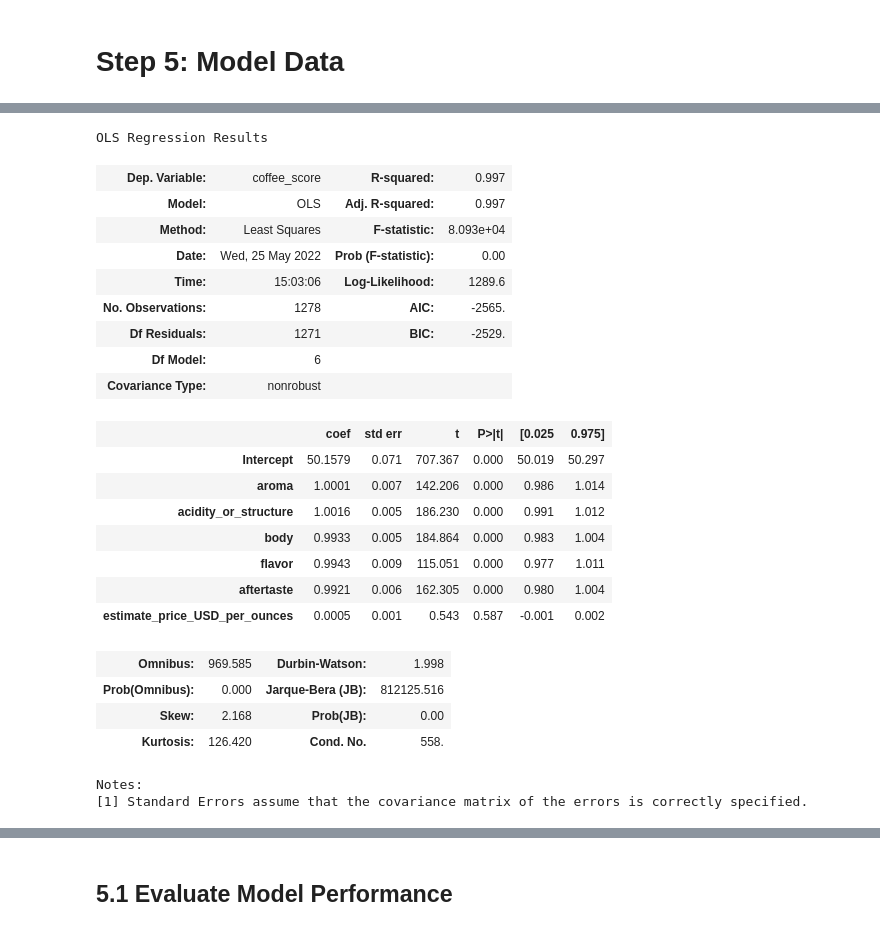
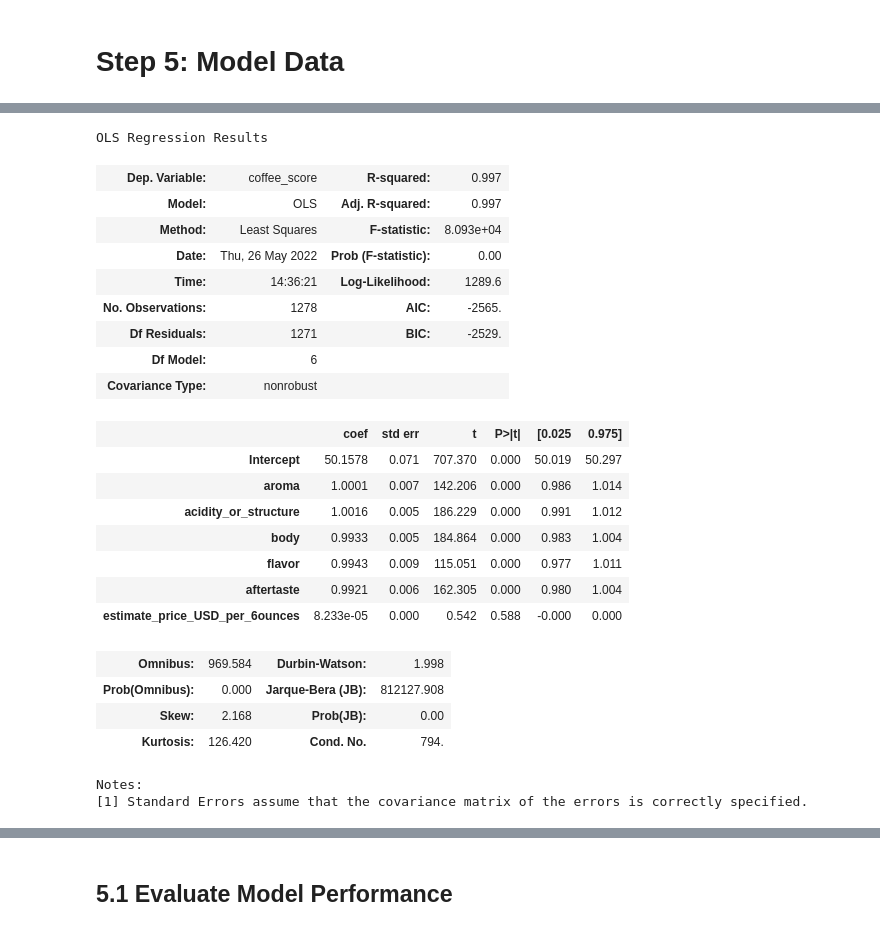
Before and after one commit to nkbuddy/capstone-coffee-recommendation-system, a Jupyter notebook: coffee_recommendation.ipynb, the cells around one changed output, grey strips where cells are left out. Drawn from its saved outputs; the diff is of its cells as text; code cells hidden in the pictures.

```diff
--- a/coffee_recommendation.ipynb
+++ b/coffee_recommendation.ipynb
@@ -418,7 +417,7 @@ cleaned_df.describe(include='all')
 | 75% | 94.000000 | NaN | NaN | NaN | NaN | 9.000000 | ... |
 | max | 98.000000 | NaN | NaN | NaN | NaN | 10.000000 | ... |
 # %%
-cleaned_df['best_value'] = round(cleaned_df['coffee_score'] / cleaned_df['estimate_price_USD_per_ounces'], 2)
+cleaned_df['best_value'] = round(cleaned_df['coffee_score'] / cleaned_df['estimate_price_USD_per_6ounces'], 2)
 # %% [output]
 A value is trying to be set on a copy of a slice from a DataFrame.
 Try using .loc[row_indexer,col_indexer] = value instead
@@ -615,7 +614,9 @@ from nltk.tokenize import RegexpTokenizer
 from nltk.corpus import stopwords
 from nltk.stem import PorterStemmer
 import nltk
+from nltk.stem.wordnet import WordNetLemmatizer
 nltk.download('stopwords')
+nltk.download('wordnet')
 
 # Create an intance of the RegexpTokenizer with the variable name `tokenizer`
 # The regex pattern should select all words with three or more characters
@@ -626,6 +627,6 @@ tokenizer = RegexpTokenizer(pattern)
 stopwords_list = stopwords.words('english')
 
 # Create an instance of nltk's PorterStemmer with the variable name `stemmer`
-stemmer = PorterStemmer()
+stemmer = WordNetLemmatizer()
 # %% [output]
 [nltk_data] Downloading package stopwords to
@@ -636,6 +640,7 @@ stopwords_list.append('blind')
 stopwords_list.append('assessment')
 stopwords_list.append('bottom')
 stopwords_list.append('line')
+stopwords_list.append('cup')
 # %%
 def preprocess_text(text, tokenizer, stopwords_list, stemmer):
     # Standardize case (lowercase the text)
@@ -652,7 +657,7 @@ def preprocess_text(text, tokenizer, stopwords_list, stemmer):
 
     # Stem the tokenized text using `stemmer`
     # your code here
-    preprocess = [stemmer.stem(word)for word in stopwords]
+    preprocess = [stemmer.lemmatize(word)for word in stopwords]
 
     # Return the preprocessed text
     # your code here
@@ -846,30 +937,30 @@ memory usage: 219.7+ KB
 # %%
 from statsmodels.formula.api import ols
-f = 'coffee_score~aroma+acidity_or_structure+body+flavor+aftertaste+estimate_price_USD_per_ounces'
+f = 'coffee_score~aroma+acidity_or_structure+body+flavor+aftertaste+estimate_price_USD_per_6ounces'
 model = ols(formula=f, data=cleaned_df).fit()
 model.summary()
 # %% [output]
 OLS Regression Results
 | Dep. Variable: | coffee_score | R-squared: | 0.997 |
 | Model: | OLS | Adj. R-squared: | 0.997 |
 | Method: | Least Squares | F-statistic: | 8.093e+04 |
-| Date: | Wed, 25 May 2022 | Prob (F-statistic): | 0.00 |
-| Time: | 15:03:06 | Log-Likelihood: | 1289.6 |
+| Date: | Thu, 26 May 2022 | Prob (F-statistic): | 0.00 |
+| Time: | 14:36:21 | Log-Likelihood: | 1289.6 |
 | No. Observations: | 1278 | AIC: | -2565. |
 | Df Residuals: | 1271 | BIC: | -2529. |
 | Df Model: | 6 |  |  |
 | Covariance Type: | nonrobust |  |  |
 |  | coef | std err | t | P>|t| | [0.025 | 0.975] |
-| Intercept | 50.1579 | 0.071 | 707.367 | 0.000 | 50.019 | 50.297 |
+| Intercept | 50.1578 | 0.071 | 707.370 | 0.000 | 50.019 | 50.297 |
 | aroma | 1.0001 | 0.007 | 142.206 | 0.000 | 0.986 | 1.014 |
-| acidity_or_structure | 1.0016 | 0.005 | 186.230 | 0.000 | 0.991 | 1.012 |
+| acidity_or_structure | 1.0016 | 0.005 | 186.229 | 0.000 | 0.991 | 1.012 |
 | body | 0.9933 | 0.005 | 184.864 | 0.000 | 0.983 | 1.004 |
 | flavor | 0.9943 | 0.009 | 115.051 | 0.000 | 0.977 | 1.011 |
 | aftertaste | 0.9921 | 0.006 | 162.305 | 0.000 | 0.980 | 1.004 |
-| estimate_price_USD_per_ounces | 0.0005 | 0.001 | 0.543 | 0.587 | -0.001 | 0.002 |
+| estimate_price_USD_per_6ounces | 8.233e-05 | 0.000 | 0.542 | 0.588 | -0.000 | 0.000 |
-| Omnibus: | 969.585 | Durbin-Watson: | 1.998 |
-| Prob(Omnibus): | 0.000 | Jarque-Bera (JB): | 812125.516 |
+| Omnibus: | 969.584 | Durbin-Watson: | 1.998 |
+| Prob(Omnibus): | 0.000 | Jarque-Bera (JB): | 812127.908 |
 | Skew: | 2.168 | Prob(JB): | 0.00 |
-| Kurtosis: | 126.420 | Cond. No. | 558. |
+| Kurtosis: | 126.420 | Cond. No. | 794. |
 Notes:
 [1] Standard Errors assume that the covariance matrix of the errors is correctly specified.
```
Also changed, not shown: parts of 32 cells of this notebook, 1 other file.
